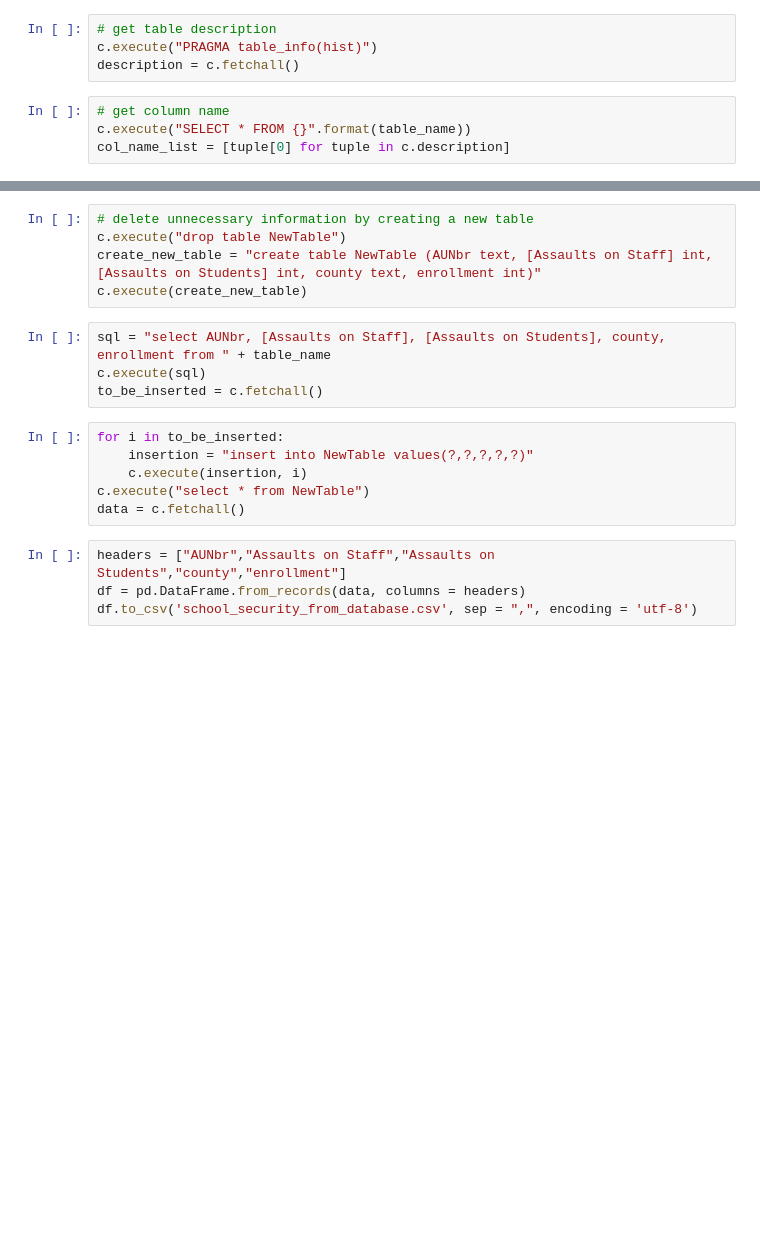
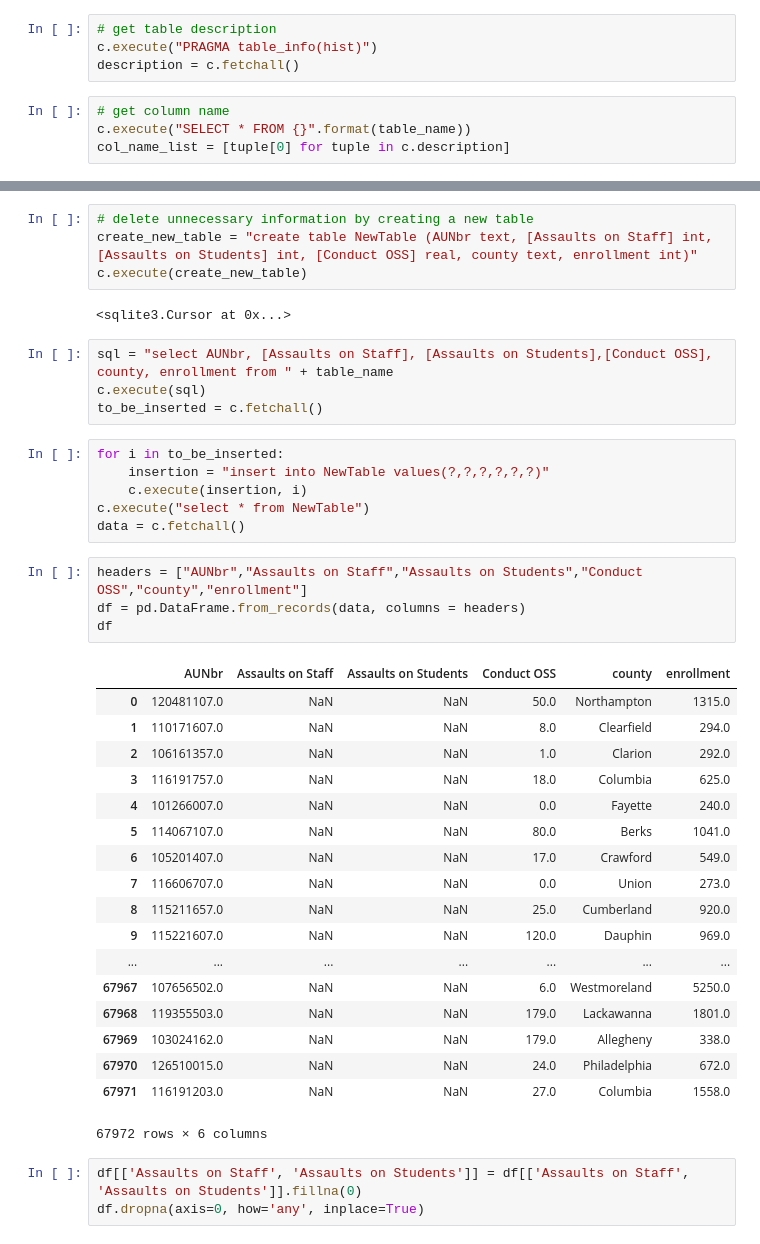
Before and after one commit to RebeccaXXX/DOM-and-Gerry, a Jupyter notebook: Data_from_database.ipynb, the cells around one changed output, grey strips where cells are left out. Saved outputs shown, nothing was run; the diff lists cells and outputs as text; blank space fills up the shorter version.

Commit message:
update School_Safety_Data from database

```diff
--- a/Data_from_database.ipynb
+++ b/Data_from_database.ipynb
@@ -22,19 +47,42 @@ col_name_list = [tuple[0] for tuple in c.description]
 # %%
 # delete unnecessary information by creating a new table
-c.execute("drop table NewTable")
-create_new_table = "create table NewTable (AUNbr text, [Assaults on Staff] int, [Assaults on Students] int, county text, enrollment int)"
+create_new_table = "create table NewTable (AUNbr text, [Assaults on Staff] int, [Assaults on Students] int, [Conduct OSS] real, county text, enrollment int)"
 c.execute(create_new_table)
+# %% [output]
+<sqlite3.Cursor at 0x...>
 # %%
-sql = "select AUNbr, [Assaults on Staff], [Assaults on Students], county, enrollment from " + table_name
+sql = "select AUNbr, [Assaults on Staff], [Assaults on Students],[Conduct OSS], county, enrollment from " + table_name
 c.execute(sql)
 to_be_inserted = c.fetchall()
 # %%
 for i in to_be_inserted:
-    insertion = "insert into NewTable values(?,?,?,?,?)"
+    insertion = "insert into NewTable values(?,?,?,?,?,?)"
     c.execute(insertion, i)
 c.execute("select * from NewTable")
 data = c.fetchall()
 # %%
-headers = ["AUNbr","Assaults on Staff","Assaults on Students","county","enrollment"]
+headers = ["AUNbr","Assaults on Staff","Assaults on Students","Conduct OSS","county","enrollment"]
 df = pd.DataFrame.from_records(data, columns = headers)
-df.to_csv('school_security_from_database.csv', sep = ",", encoding = 'utf-8')
+df
+# %% [output]
+|  | AUNbr | Assaults on Staff | Assaults on Students | Conduct OSS | county | enrollment |
+| 0 | 120481107.0 | NaN | NaN | 50.0 | Northampton | 1315.0 |
+| 1 | 110171607.0 | NaN | NaN | 8.0 | Clearfield | 294.0 |
+| 2 | 106161357.0 | NaN | NaN | 1.0 | Clarion | 292.0 |
+| 3 | 116191757.0 | NaN | NaN | 18.0 | Columbia | 625.0 |
+| 4 | 101266007.0 | NaN | NaN | 0.0 | Fayette | 240.0 |
+| 5 | 114067107.0 | NaN | NaN | 80.0 | Berks | 1041.0 |
+| 6 | 105201407.0 | NaN | NaN | 17.0 | Crawford | 549.0 |
+| 7 | 116606707.0 | NaN | NaN | 0.0 | Union | 273.0 |
+| 8 | 115211657.0 | NaN | NaN | 25.0 | Cumberland | 920.0 |
+| 9 | 115221607.0 | NaN | NaN | 120.0 | Dauphin | 969.0 |
+| ... | ... | ... | ... | ... | ... | ... |
+| 67967 | 107656502.0 | NaN | NaN | 6.0 | Westmoreland | 5250.0 |
+| 67968 | 119355503.0 | NaN | NaN | 179.0 | Lackawanna | 1801.0 |
+| 67969 | 103024162.0 | NaN | NaN | 179.0 | Allegheny | 338.0 |
+| 67970 | 126510015.0 | NaN | NaN | 24.0 | Philadelphia | 672.0 |
+| 67971 | 116191203.0 | NaN | NaN | 27.0 | Columbia | 1558.0 |
+67972 rows × 6 columns
+# %%
+df[['Assaults on Staff', 'Assaults on Students']] = df[['Assaults on Staff', 'Assaults on Students']].fillna(0)
+df.dropna(axis=0, how='any', inplace=True)
```
Also changed, not shown: parts of 5 cells of this notebook, 4 other files.
